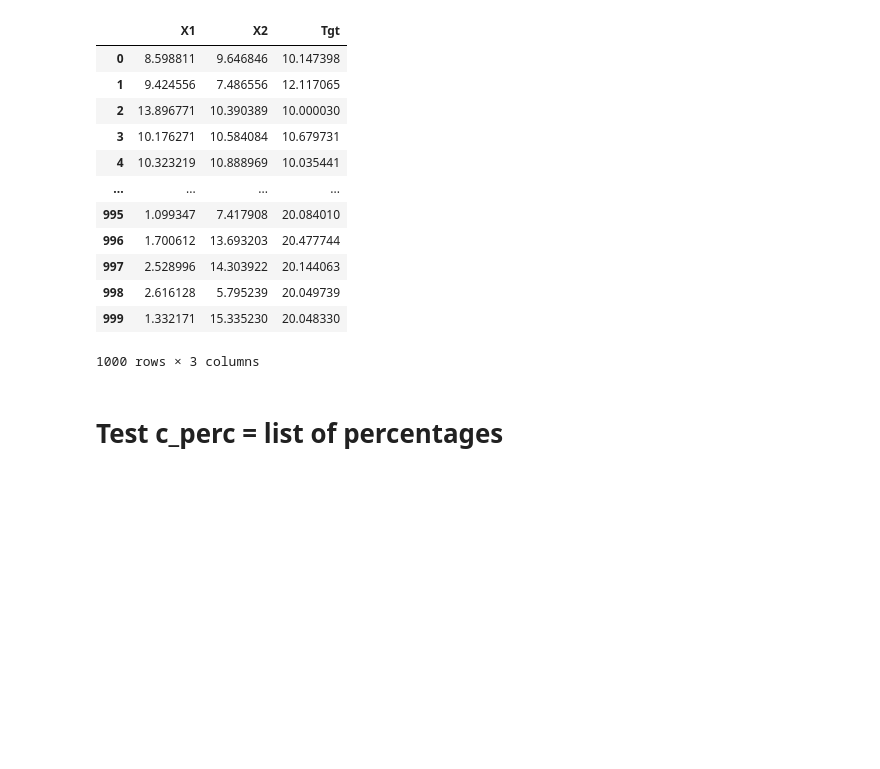
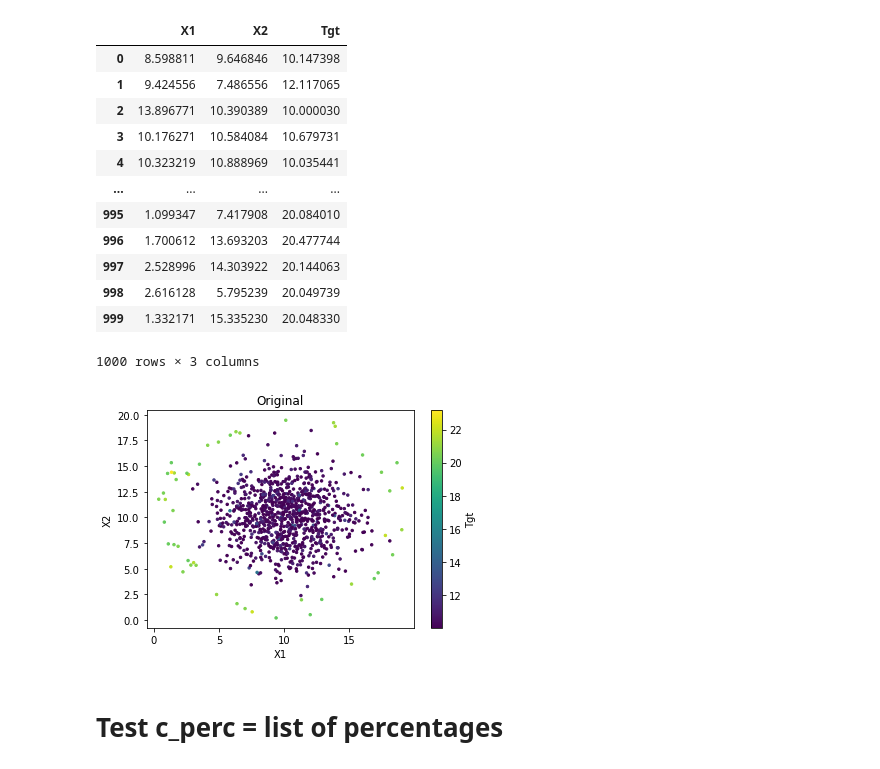
Before and after one commit to ndai093/ImbalancedRegressionSampler, a Jupyter notebook: test_smoter_sampler.ipynb, the cells around one changed output. Drawn from its saved outputs; the diff is of its cells as text; code cells hidden in the pictures; blank space fills up the shorter version.

```diff
--- a/test_smoter_sampler.ipynb
+++ b/test_smoter_sampler.ipynb
@@ -21,6 +21,20 @@ data
 | 998 | 2.616128 | 5.795239 | 20.049739 |
 | 999 | 1.332171 | 15.335230 | 20.048330 |
 1000 rows × 3 columns
+# %%
+x = data['X1'].to_numpy()
+y = data['X2'].to_numpy()
+color = data['Tgt'].to_numpy()
+# %%
+plt.scatter(x, y, s=6.0, c=color)
+cb = plt.colorbar()
+cb.set_label('Tgt')
+plt.xlabel('X1')
+plt.ylabel('X2')
+plt.title('Original')
+plt.show()
+# %% [output]
+[figure, added]
 # %% [markdown]
 # Test c_perc = list of percentages
 # %%
```
Also changed, not shown: parts of 5 cells of this notebook, 29 other files.
